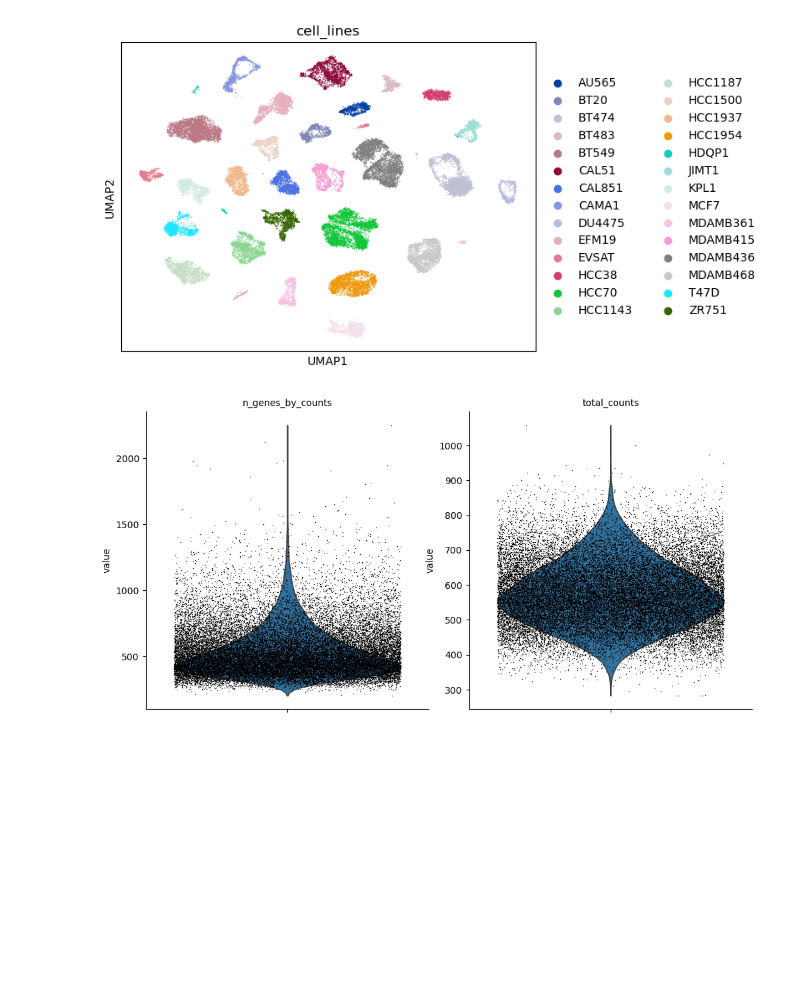
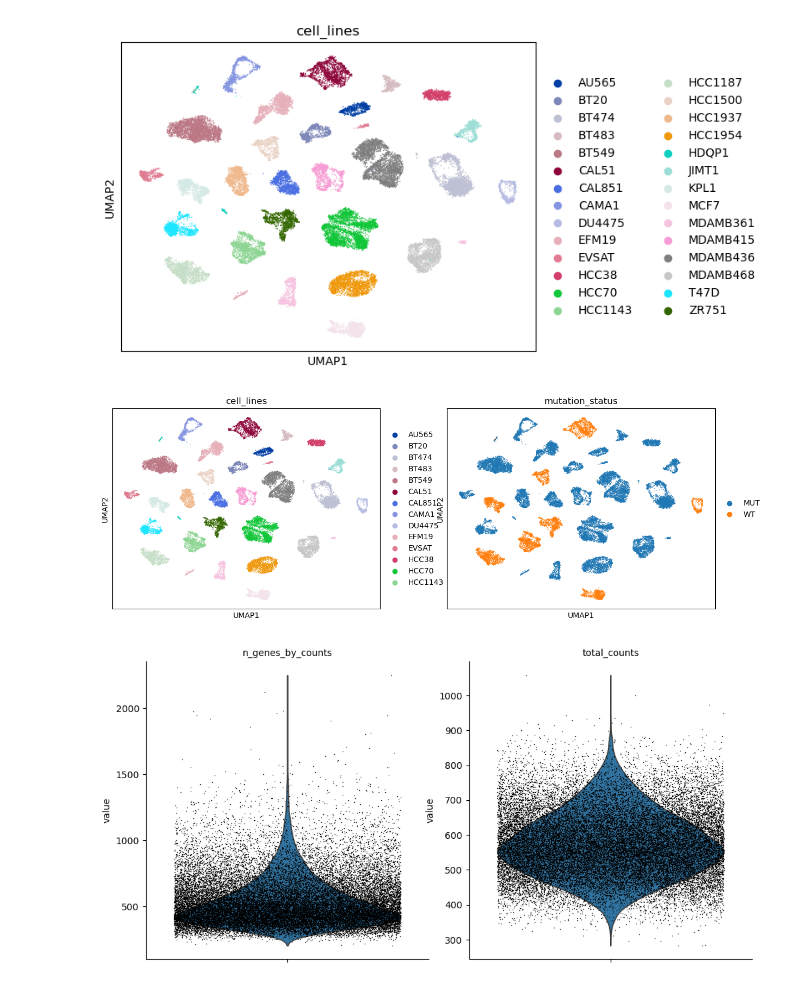
Before and after one commit to tommasoravasio/scRNAseq-GNN-binary-tp53, a Jupyter notebook: notebooks/main_experiment.ipynb, the cells around one changed output. Cells and saved outputs as stored; diff of their text form; code cells hidden in the pictures; blank space fills up the shorter version.

```diff
--- a/notebooks/main_experiment.ipynb
+++ b/notebooks/main_experiment.ipynb
@@ -194,6 +196,10 @@ sc.tl.umap(adata)
 sc.pl.umap(adata, color = "cell_lines")
 # %% [output]
 [figure]
+# %%
+sc.pl.umap(adata, color = ["cell_lines","mutation_status"])
+# %% [output]
+[figure, added]
 # %%
 #Final Quality control
 preprocessing.show_qc_plots(adata, violin_cols=['n_genes_by_counts', 'total_counts'], scatter_x='total_counts', scatter_y='n_genes_by_counts')
```
Also changed, not shown: parts of 13 cells of this notebook, 8 other files.
